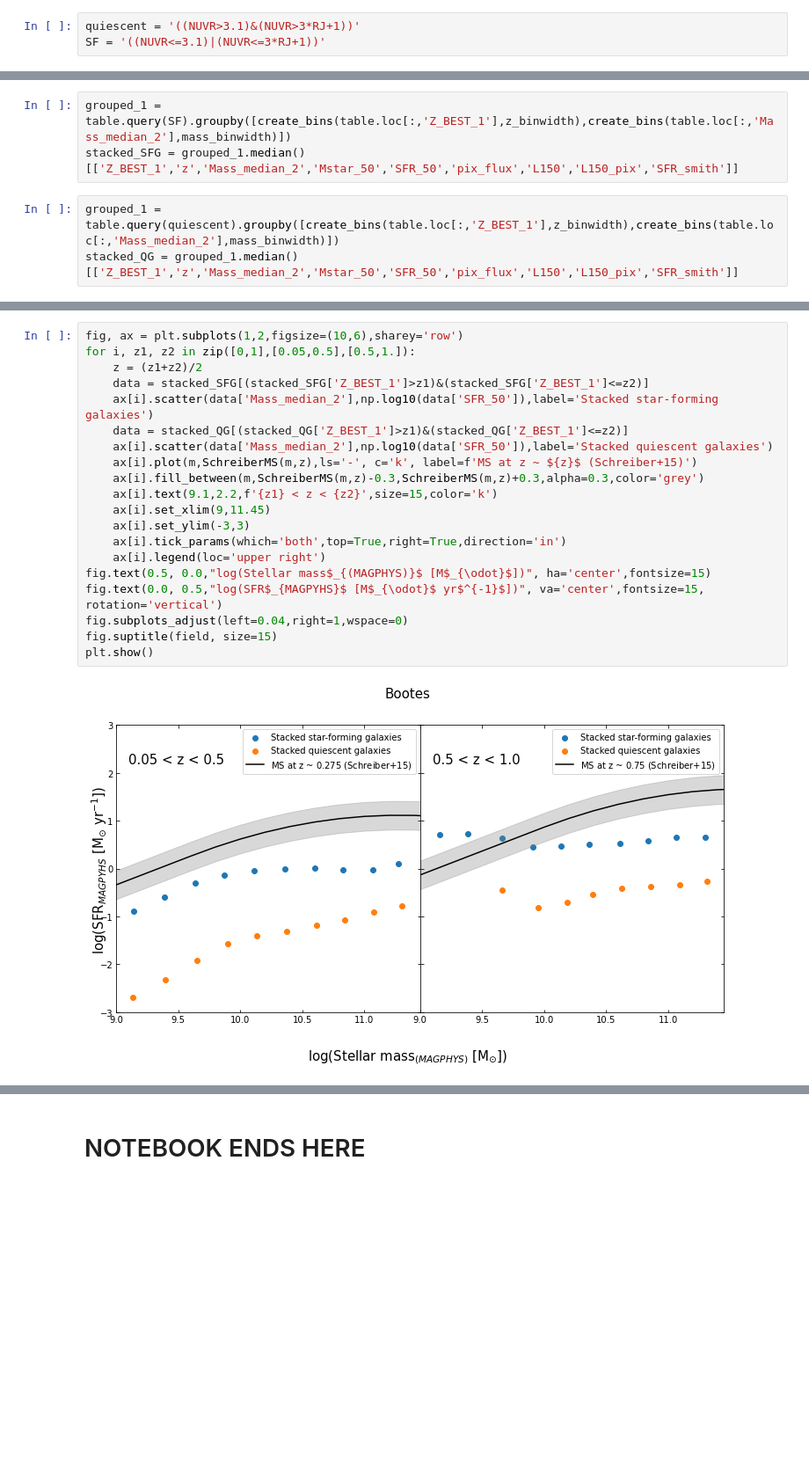
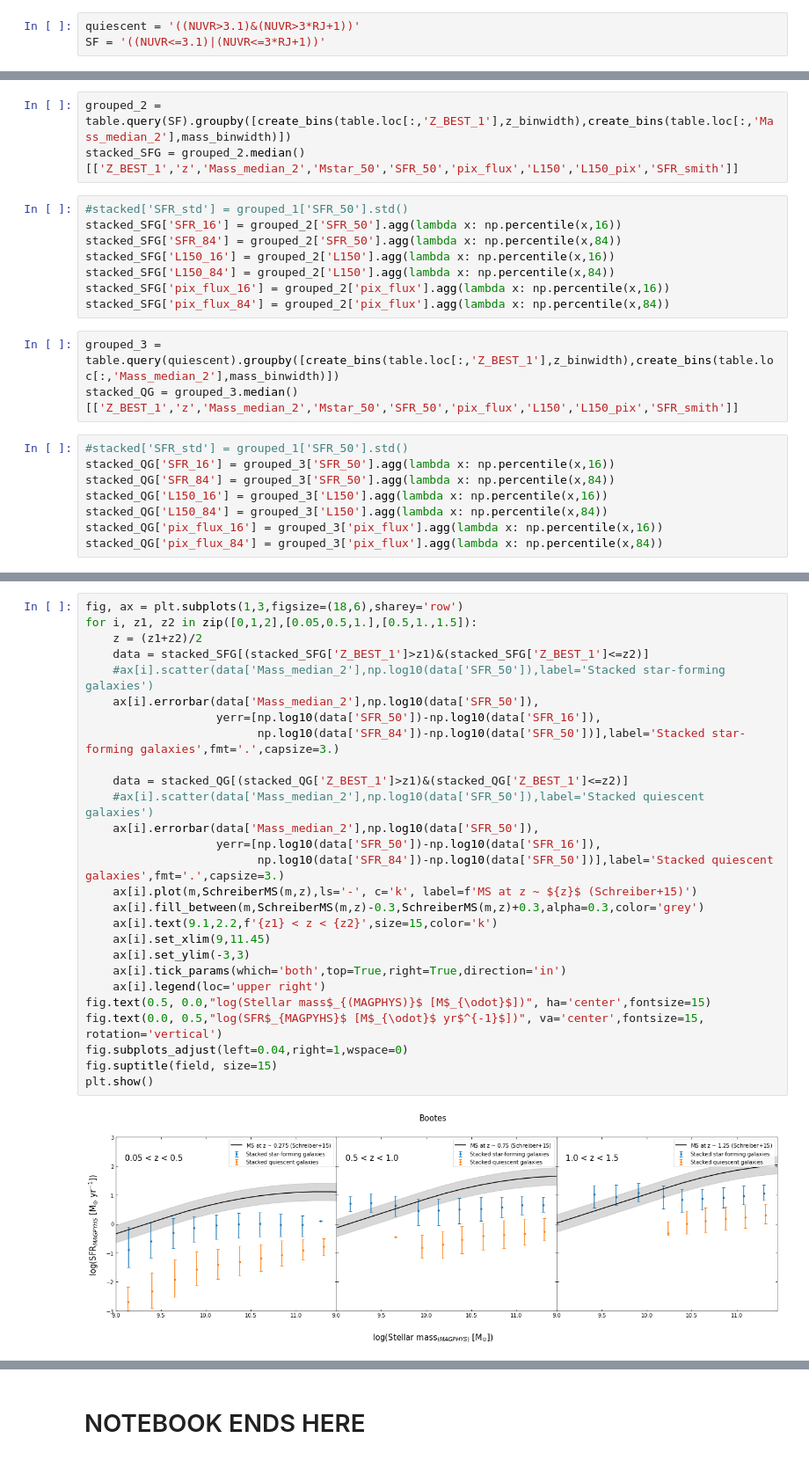
Before and after one commit to Bruno-Rodriguez/quiescent-galaxy, a Jupyter notebook: Magphys-LOFAR-SFR-test-Bootes.ipynb, the cells around one changed output, grey strips where cells are left out. Shown at 88% size. Drawn from its saved outputs; the diff is of its cells as text; blank space fills up the shorter version.

```diff
--- a/Magphys-LOFAR-SFR-test-Bootes.ipynb
+++ b/Magphys-LOFAR-SFR-test-Bootes.ipynb
@@ -723,8 +785,24 @@ plt.show()
 # %%
-grouped_1 = table.query(SF).groupby([create_bins(table.loc[:,'Z_BEST_1'],z_binwidth),create_bins(table.loc[:,'Mass_median_2'],mass_binwidth)])
-stacked_SFG = grouped_1.median()[['Z_BEST_1','z','Mass_median_2','Mstar_50','SFR_50','pix_flux','L150','L150_pix','SFR_smith']]
+grouped_2 = table.query(SF).groupby([create_bins(table.loc[:,'Z_BEST_1'],z_binwidth),create_bins(table.loc[:,'Mass_median_2'],mass_binwidth)])
+stacked_SFG = grouped_2.median()[['Z_BEST_1','z','Mass_median_2','Mstar_50','SFR_50','pix_flux','L150','L150_pix','SFR_smith']]
+# %%
+#stacked['SFR_std'] = grouped_1['SFR_50'].std()
+stacked_SFG['SFR_16'] = grouped_2['SFR_50'].agg(lambda x: np.percentile(x,16))
+stacked_SFG['SFR_84'] = grouped_2['SFR_50'].agg(lambda x: np.percentile(x,84))
+stacked_SFG['L150_16'] = grouped_2['L150'].agg(lambda x: np.percentile(x,16))
+stacked_SFG['L150_84'] = grouped_2['L150'].agg(lambda x: np.percentile(x,84))
+stacked_SFG['pix_flux_16'] = grouped_2['pix_flux'].agg(lambda x: np.percentile(x,16))
+stacked_SFG['pix_flux_84'] = grouped_2['pix_flux'].agg(lambda x: np.percentile(x,84))
 # %%
-grouped_1 = table.query(quiescent).groupby([create_bins(table.loc[:,'Z_BEST_1'],z_binwidth),create_bins(table.loc[:,'Mass_median_2'],mass_binwidth)])
-stacked_QG = grouped_1.median()[['Z_BEST_1','z','Mass_median_2','Mstar_50','SFR_50','pix_flux','L150','L150_pix','SFR_smith']]
+grouped_3 = table.query(quiescent).groupby([create_bins(table.loc[:,'Z_BEST_1'],z_binwidth),create_bins(table.loc[:,'Mass_median_2'],mass_binwidth)])
+stacked_QG = grouped_3.median()[['Z_BEST_1','z','Mass_median_2','Mstar_50','SFR_50','pix_flux','L150','L150_pix','SFR_smith']]
+# %%
+#stacked['SFR_std'] = grouped_1['SFR_50'].std()
+stacked_QG['SFR_16'] = grouped_3['SFR_50'].agg(lambda x: np.percentile(x,16))
+stacked_QG['SFR_84'] = grouped_3['SFR_50'].agg(lambda x: np.percentile(x,84))
+stacked_QG['L150_16'] = grouped_3['L150'].agg(lambda x: np.percentile(x,16))
+stacked_QG['L150_84'] = grouped_3['L150'].agg(lambda x: np.percentile(x,84))
+stacked_QG['pix_flux_16'] = grouped_3['pix_flux'].agg(lambda x: np.percentile(x,16))
+stacked_QG['pix_flux_84'] = grouped_3['pix_flux'].agg(lambda x: np.percentile(x,84))
 # %%
 fig, ax = plt.subplots(1,2,figsize=(10,5),sharex='row',sharey='row')
@@ -755,23 +850,30 @@ stacked_QG['L150_stack'], stacked_QG['SFR_smith_stack'], stacked_QG['SFR_smith_s
 # %%
-fig, ax = plt.subplots(1,2,figsize=(10,6),sharey='row')
-for i, z1, z2 in zip([0,1],[0.05,0.5],[0.5,1.]):
+fig, ax = plt.subplots(1,3,figsize=(18,6),sharey='row')
+for i, z1, z2 in zip([0,1,2],[0.05,0.5,1.],[0.5,1.,1.5]):
     z = (z1+z2)/2
     data = stacked_SFG[(stacked_SFG['Z_BEST_1']>z1)&(stacked_SFG['Z_BEST_1']<=z2)]
-    ax[i].scatter(data['Mass_median_2'],np.log10(data['SFR_50']),label='Stacked star-forming galaxies')
+    #ax[i].scatter(data['Mass_median_2'],np.log10(data['SFR_50']),label='Stacked star-forming galaxies')
+    ax[i].errorbar(data['Mass_median_2'],np.log10(data['SFR_50']),
+                   yerr=[np.log10(data['SFR_50'])-np.log10(data['SFR_16']),
+                         np.log10(data['SFR_84'])-np.log10(data['SFR_50'])],label='Stacked star-forming galaxies',fmt='.',capsize=3.)
+
     data = stacked_QG[(stacked_QG['Z_BEST_1']>z1)&(stacked_QG['Z_BEST_1']<=z2)]
-    ax[i].scatter(data['Mass_median_2'],np.log10(data['SFR_50']),label='Stacked quiescent galaxies')
+    #ax[i].scatter(data['Mass_median_2'],np.log10(data['SFR_50']),label='Stacked quiescent galaxies')
+    ax[i].errorbar(data['Mass_median_2'],np.log10(data['SFR_50']),
+                   yerr=[np.log10(data['SFR_50'])-np.log10(data['SFR_16']),
+                         np.log10(data['SFR_84'])-np.log10(data['SFR_50'])],label='Stacked quiescent galaxies',fmt='.',capsize=3.)
     ax[i].plot(m,SchreiberMS(m,z),ls='-', c='k', label=f'MS at z ~ ${z}$ (Schreiber+15)')
     ax[i].fill_between(m,SchreiberMS(m,z)-0.3,SchreiberMS(m,z)+0.3,alpha=0.3,color='grey')
     ax[i].text(9.1,2.2,f'{z1} < z < {z2}',size=15,color='k')
     ax[i].set_xlim(9,11.45)
     ax[i].set_ylim(-3,3)
     ax[i].tick_params(which='both',top=True,right=True,direction='in')
     ax[i].legend(loc='upper right')
 fig.text(0.5, 0.0,"log(Stellar mass$_{(MAGPHYS)}$ [M$_{\odot}$])", ha='center',fontsize=15)
 fig.text(0.0, 0.5,"log(SFR$_{MAGPYHS}$ [M$_{\odot}$ yr$^{-1}$])", va='center',fontsize=15, rotation='vertical')
 fig.subplots_adjust(left=0.04,right=1,wspace=0)
 fig.suptitle(field, size=15)
 plt.show()
 # %% [output]
-[figure, old version]
+[figure, new version]
 # %%
```
Also changed, not shown: parts of 30 cells of this notebook, 1 other file.
